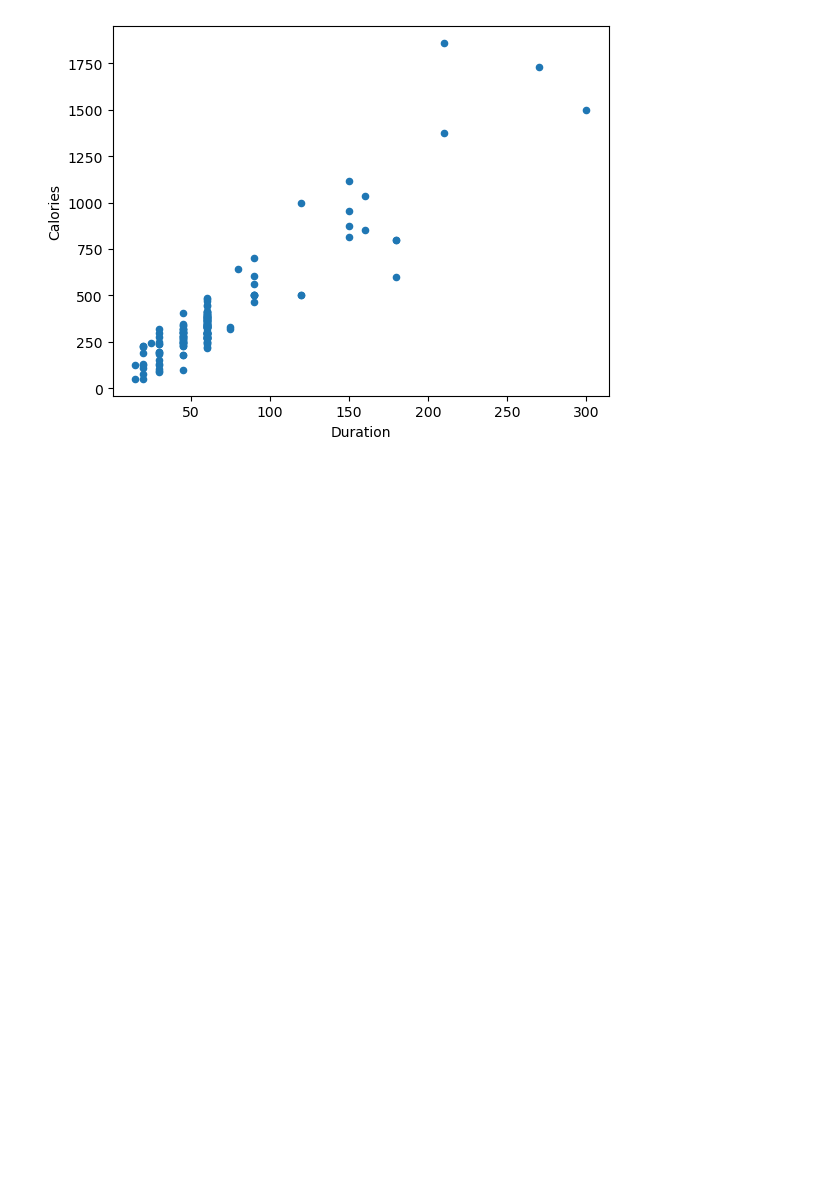
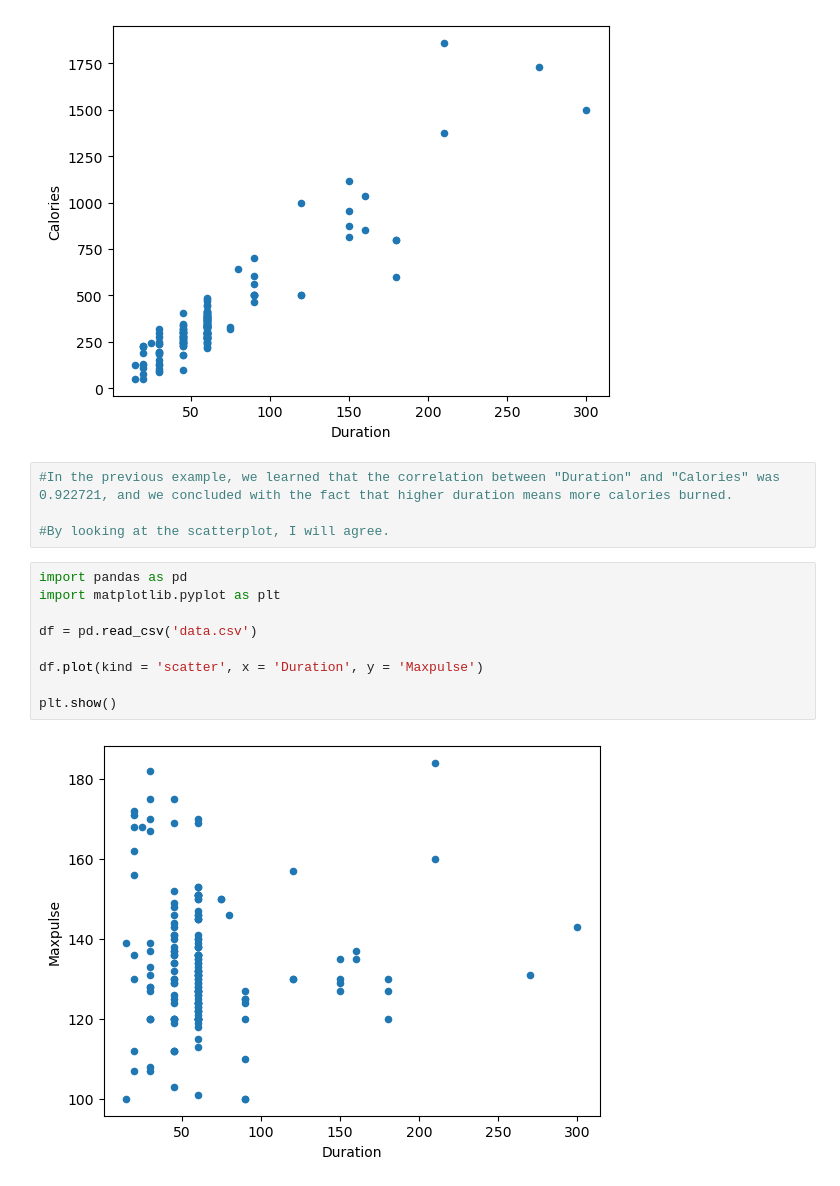
Before and after one commit to achalac/Pandas-Tutorial, a Jupyter notebook: Pandas - Plotting.ipynb, the cells around one changed output. Drawn from its saved outputs; the diff is of its cells as text; blank space fills up the shorter version.

Commit message:
pandas plot

```diff
--- a/Pandas - Plotting.ipynb
+++ b/Pandas - Plotting.ipynb
@@ -40,3 +40,18 @@ df.plot(kind = 'scatter', x = 'Duration', y = 'Calories')
 plt.show()
 # %% [output]
 [figure]
+# %%
+#In the previous example, we learned that the correlation between "Duration" and "Calories" was 0.922721, and we concluded with the fact that higher duration means more calories burned.
+
+#By looking at the scatterplot, I will agree.
+# %%
+import pandas as pd
+import matplotlib.pyplot as plt
+
+df = pd.read_csv('data.csv')
+
+df.plot(kind = 'scatter', x = 'Duration', y = 'Maxpulse')
+
+plt.show()
+# %% [output]
+[figure, added]
```
Also changed, not shown: parts of 1 cell of this notebook.
